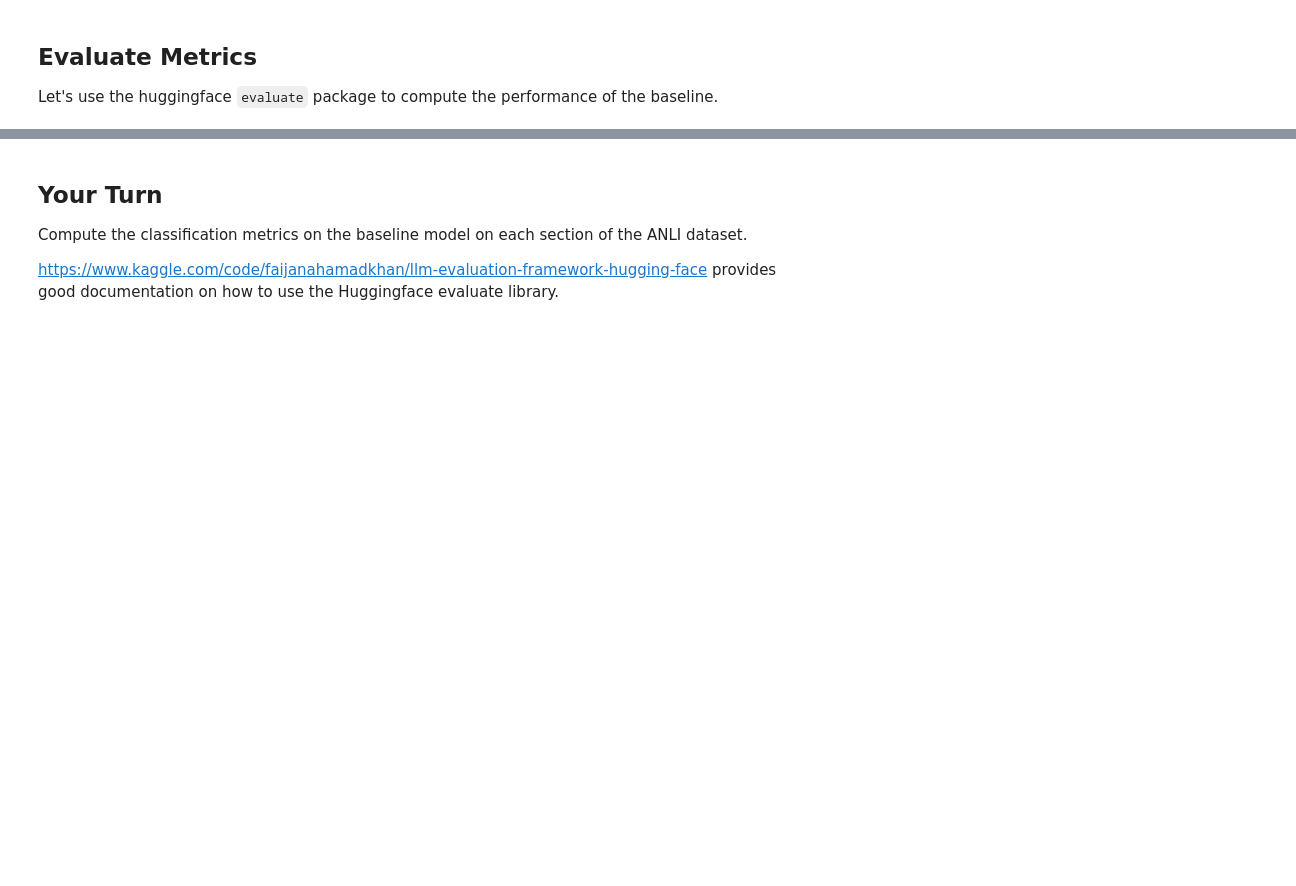
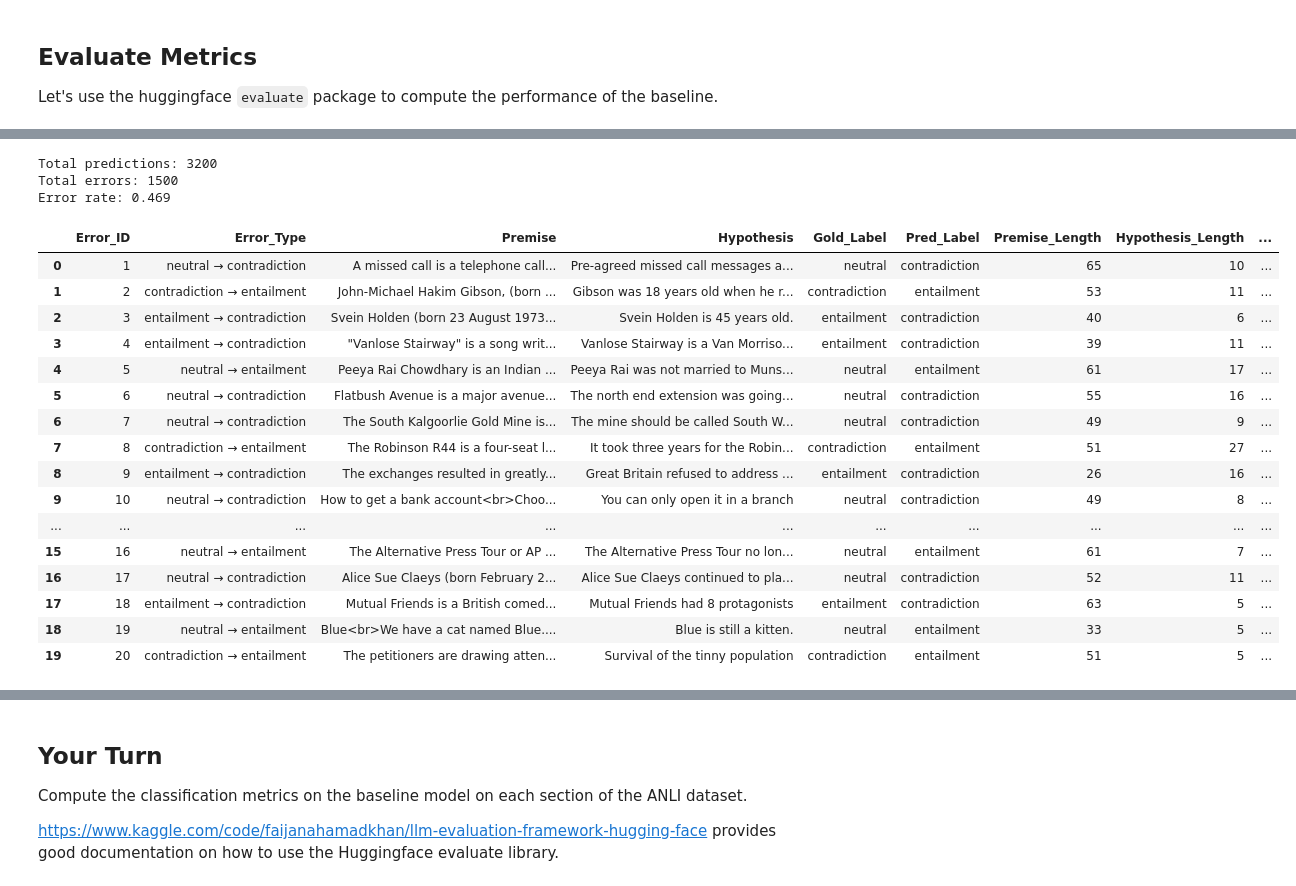
Before and after one commit to gilbarel1/nli-xplain, a Jupyter notebook: anli_baseline.ipynb, the cells around one changed output, grey strips where cells are left out. Drawn from its saved outputs; the diff is of its cells as text; code cells hidden in the pictures; blank space fills up the shorter version.

Commit message:
extracted 20 errors from anli baseline

```diff
--- a/anli_baseline.ipynb
+++ b/anli_baseline.ipynb
@@ -174,0 +219,79 @@ clf_metrics.compute(predictions=[0, 1, 0], references=[0, 1, 1])
+# %%
+import random
+import pandas as pd
+
+# Combine all test results
+all_predictions = pred_test_r1 + pred_test_r2 + pred_test_r3
+
+errors = [pred for pred in all_predictions if pred['pred_label'] != pred['gold_label']]
+
+print(f"Total predictions: {len(all_predictions)}")
+print(f"Total errors: {len(errors)}")
+print(f"Error rate: {len(errors)/len(all_predictions):.3f}")
+
+# Sample 20 random errors
+random.seed(42)
+sampled_errors = random.sample(errors, min(20, len(errors)))
+
+# Create analysis table
+error_analysis = []
+for i, error in enumerate(sampled_errors):
+    pred_label = error['pred_label']
+    gold_label = error['gold_label']
+    premise = error['premise']
+    hypothesis = error['hypothesis']
+    reason = error['reason']
+
+    error_type = f"{gold_label} → {pred_label}"
+
+    # Length analysis
+    premise_len = len(premise.split())
+    hypothesis_len = len(hypothesis.split())
+
+    # Check for negation
+    has_negation = any(neg in premise.lower() or neg in hypothesis.lower()
+                      for neg in ['not', 'no', 'never', 'none', 'nobody', 'nothing', 'neither'])
+
+    # Check for complex reasoning
+    has_complex_reasoning = any(word in premise.lower() or word in hypothesis.lower()
+                               for word in ['because', 'since', 'therefore', 'however', 'although', 'unless'])
+
+    error_analysis.append({
+        'Error_ID': i+1,
+        'Error_Type': error_type,
+        'Premise': premise[:100] + "..." if len(premise) > 100 else premise,
+        'Hypothesis': hypothesis[:100] + "..." if len(hypothesis) > 100 else hypothesis,
+        'Gold_Label': gold_label,
+        'Pred_Label': pred_label,
+        'Premise_Length': premise_len,
+        'Hypothesis_Length': hypothesis_len,
+        'Has_Negation': has_negation,
+        'Complex_Reasoning': has_complex_reasoning,
+        'Human_Reason': reason[:150] + "..." if len(reason) > 150 else reason
+    })
+
+df_errors = pd.DataFrame(error_analysis)
+# %% [output]
+Total predictions: 3200
+Total errors: 1500
+Error rate: 0.469
+# %%
+df_errors.head(20)
+# %% [output]
+|  | Error_ID | Error_Type | Premise | Hypothesis | Gold_Label | Pred_Label | Premise_Length | Hypothesis_Length | ... |
+| 0 | 1 | neutral → contradiction | A missed call is a telephone call... | Pre-agreed missed call messages a... | neutral | contradiction | 65 | 10 | ... |
+| 1 | 2 | contradiction → entailment | John-Michael Hakim Gibson, (born ... | Gibson was 18 years old when he r... | contradiction | entailment | 53 | 11 | ... |
+| 2 | 3 | entailment → contradiction | Svein Holden (born 23 August 1973... | Svein Holden is 45 years old. | entailment | contradiction | 40 | 6 | ... |
+| 3 | 4 | entailment → contradiction | "Vanlose Stairway" is a song writ... | Vanlose Stairway is a Van Morriso... | entailment | contradiction | 39 | 11 | ... |
+| 4 | 5 | neutral → entailment | Peeya Rai Chowdhary is an Indian ... | Peeya Rai was not married to Muns... | neutral | entailment | 61 | 17 | ... |
+| 5 | 6 | neutral → contradiction | Flatbush Avenue is a major avenue... | The north end extension was going... | neutral | contradiction | 55 | 16 | ... |
+| 6 | 7 | neutral → contradiction | The South Kalgoorlie Gold Mine is... | The mine should be called South W... | neutral | contradiction | 49 | 9 | ... |
+| 7 | 8 | contradiction → entailment | The Robinson R44 is a four-seat l... | It took three years for the Robin... | contradiction | entailment | 51 | 27 | ... |
+| 8 | 9 | entailment → contradiction | The exchanges resulted in greatly... | Great Britain refused to address ... | entailment | contradiction | 26 | 16 | ... |
+| 9 | 10 | neutral → contradiction | How to get a bank account<br>Choo... | You can only open it in a branch | neutral | contradiction | 49 | 8 | ... |
+| ... | ... | ... | ... | ... | ... | ... | ... | ... | ... |
+| 15 | 16 | neutral → entailment | The Alternative Press Tour or AP ... | The Alternative Press Tour no lon... | neutral | entailment | 61 | 7 | ... |
+| 16 | 17 | neutral → contradiction | Alice Sue Claeys (born February 2... | Alice Sue Claeys continued to pla... | neutral | contradiction | 52 | 11 | ... |
+| 17 | 18 | entailment → contradiction | Mutual Friends is a British comed... | Mutual Friends had 8 protagonists | entailment | contradiction | 63 | 5 | ... |
+| 18 | 19 | neutral → entailment | Blue<br>We have a cat named Blue.... | Blue is still a kitten. | neutral | entailment | 33 | 5 | ... |
+| 19 | 20 | contradiction → entailment | The petitioners are drawing atten... | Survival of the tinny population | contradiction | entailment | 51 | 5 | ... |
```
Also changed, not shown: parts of 7 cells of this notebook.
